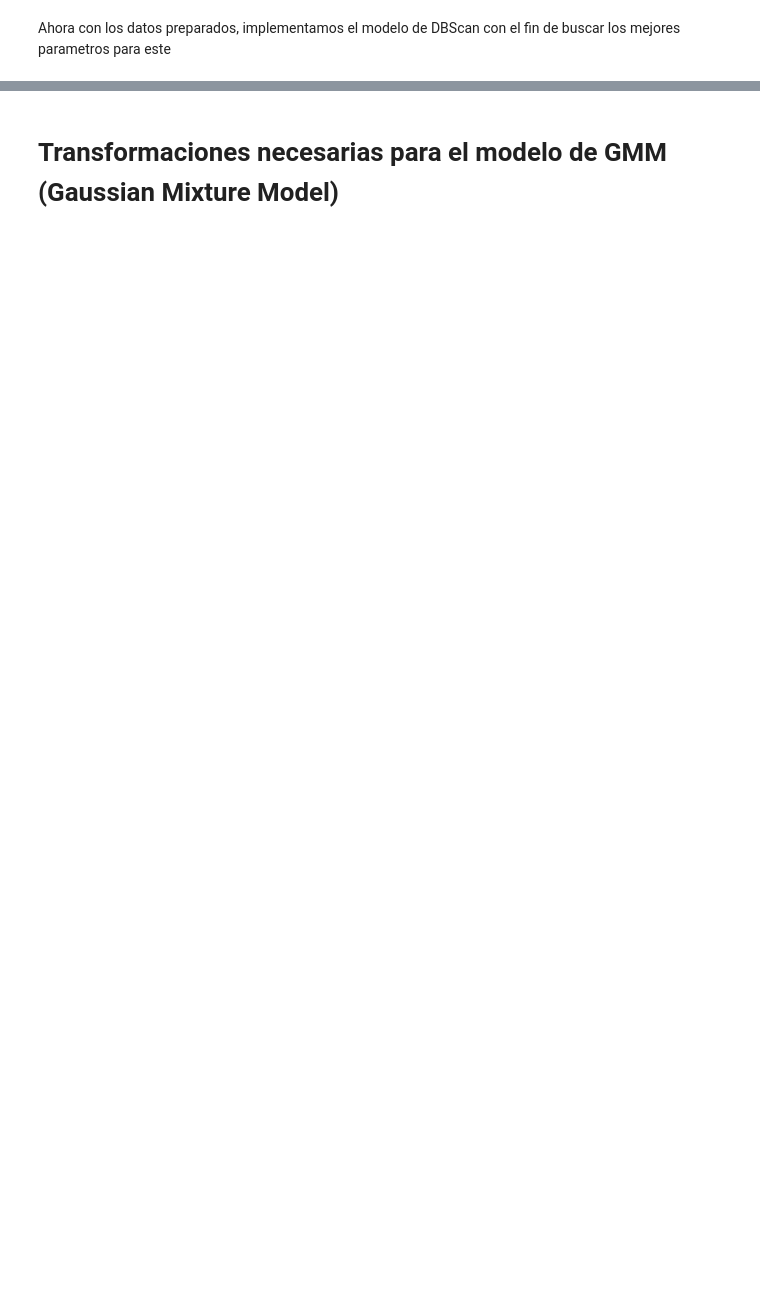
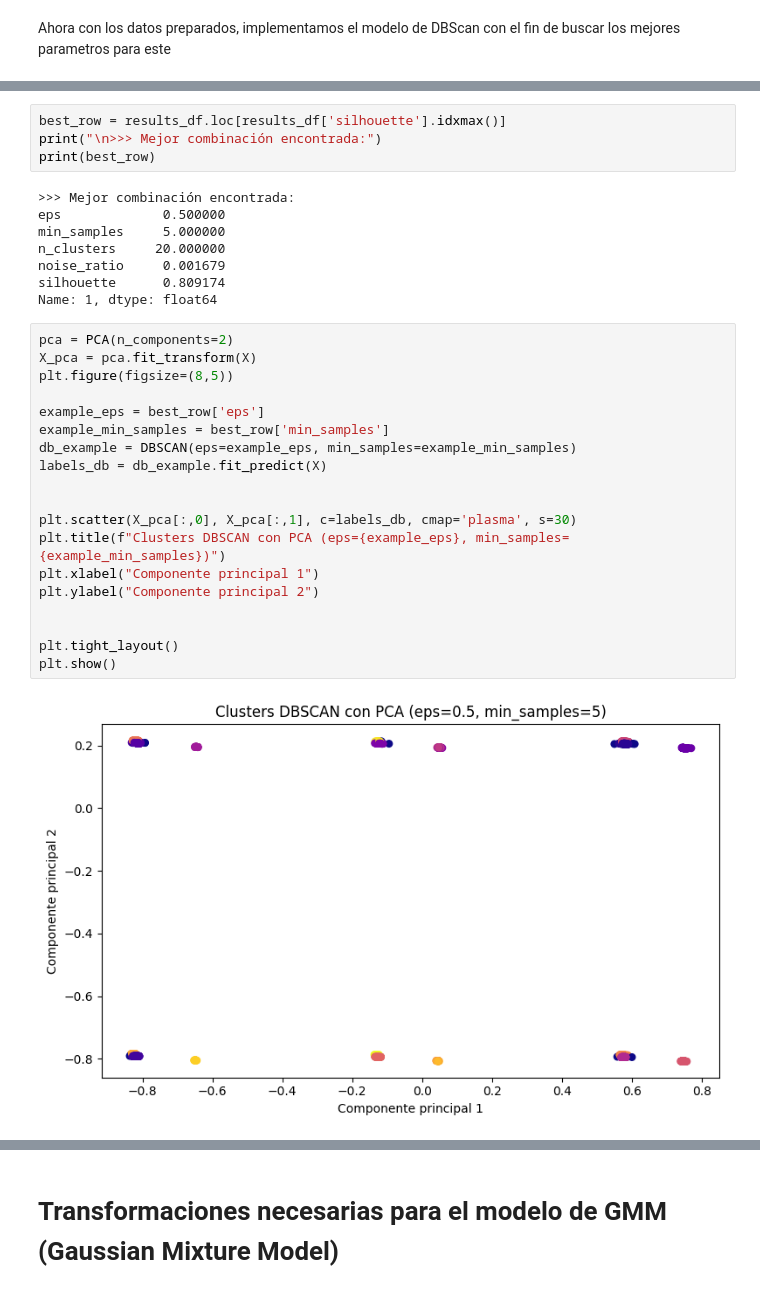
Before and after one commit to Trabajos-BI/Laboratorio2BI, a Jupyter notebook: Lab2/SeneCafeAlpes.ipynb, the cells around one changed output, grey strips where cells are left out. Cells and saved outputs as stored; diff of their text form; blank space fills up the shorter version.

```diff
--- a/Lab2/SeneCafeAlpes.ipynb
+++ b/Lab2/SeneCafeAlpes.ipynb
@@ -603,0 +774,33 @@ plt.show()
+# %%
+best_row = results_df.loc[results_df['silhouette'].idxmax()]
+print("\n>>> Mejor combinación encontrada:")
+print(best_row)
+# %% [output]
+>>> Mejor combinación encontrada:
+eps             0.500000
+min_samples     5.000000
+n_clusters     20.000000
+noise_ratio     0.001679
+silhouette      0.809174
+Name: 1, dtype: float64
+# %%
+pca = PCA(n_components=2)
+X_pca = pca.fit_transform(X)
+plt.figure(figsize=(8,5))
+
+example_eps = best_row['eps']
+example_min_samples = best_row['min_samples']
+db_example = DBSCAN(eps=example_eps, min_samples=example_min_samples)
+labels_db = db_example.fit_predict(X)
+
+
+plt.scatter(X_pca[:,0], X_pca[:,1], c=labels_db, cmap='plasma', s=30)
+plt.title(f"Clusters DBSCAN con PCA (eps={example_eps}, min_samples={example_min_samples})")
+plt.xlabel("Componente principal 1")
+plt.ylabel("Componente principal 2")
+
+
+plt.tight_layout()
+plt.show()
+# %% [output]
+[figure, added]
```
Also changed, not shown: parts of 13 cells of this notebook.
